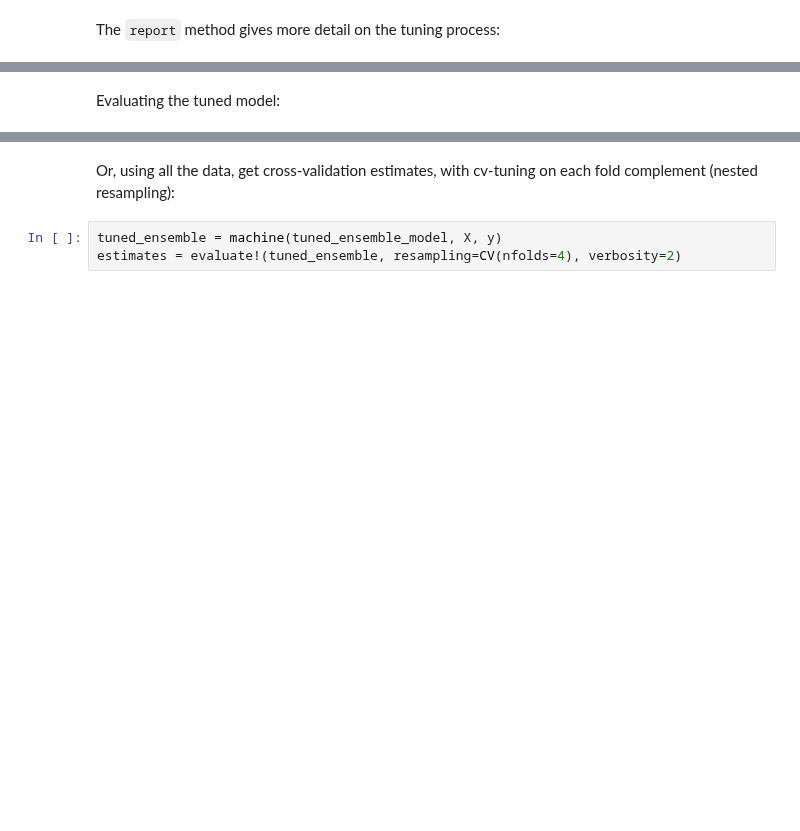
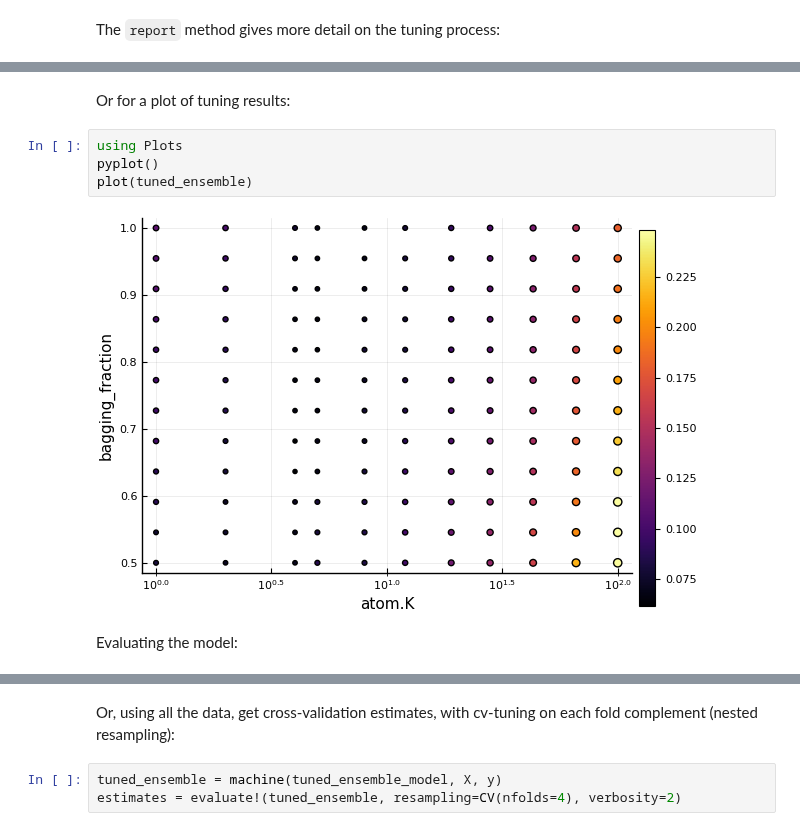
Before and after one commit to JuliaAI/MLJ.jl, a Jupyter notebook: doc/tour.ipynb, the cells around one changed output, grey strips where cells are left out. Cells and saved outputs as stored; diff of their text form; blank space fills up the shorter version.

```diff
--- a/doc/tour.ipynb
+++ b/doc/tour.ipynb
@@ -213,5 +212,13 @@ report(tuned_ensemble)
+# %% [markdown]
+Or for a plot of tuning results:
+# %%
+using Plots
+pyplot()
+plot(tuned_ensemble)
+# %% [output]
+[figure, added]
 # %% [markdown]
-Evaluating the tuned model:
+Evaluating the model:
 # %%
 yhat = predict(tuned_ensemble, X[test,:])
 rms(yhat, y[test])
```
Also changed, not shown: parts of 32 cells of this notebook.
